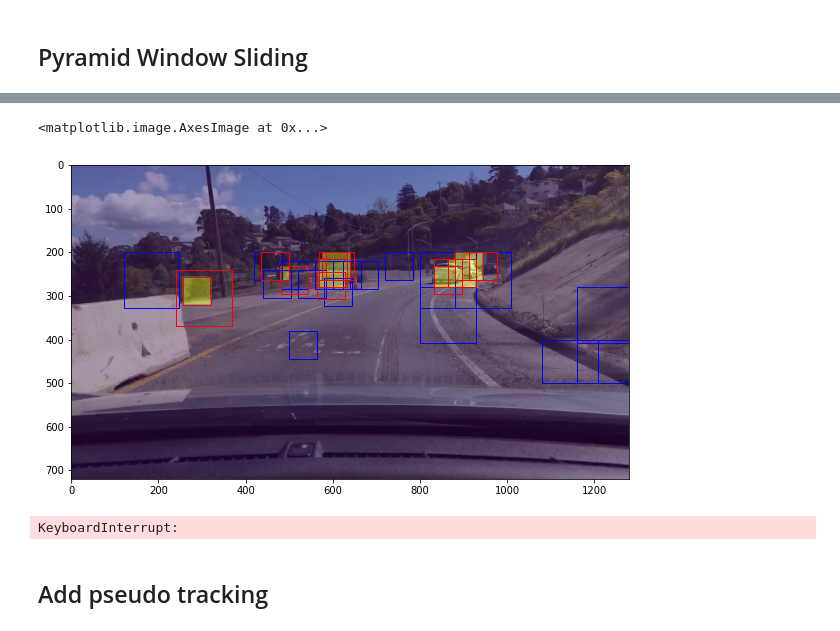
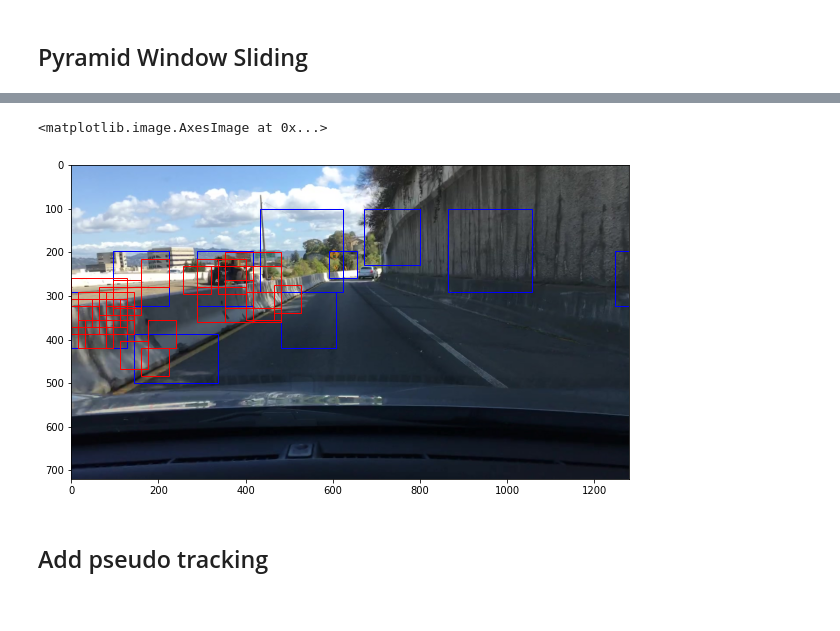
Before and after one commit to timrio/cars_detection, a Jupyter notebook: run_model.ipynb, the cells around one changed output, grey strips where cells are left out. Drawn from its saved outputs; the diff is of its cells as text; code cells hidden in the pictures.

```diff
--- a/run_model.ipynb
+++ b/run_model.ipynb
@@ -245,8 +212,8 @@ def first_window_sliding(img, clf, scaler):
     # List of bounding box positions
     boxes_list = []
     pred_array = np.zeros((img.shape[0], img.shape[1]))
-    ystart_ystop_scale = [(200, 450, 0,400,2),(200,450,400,800,1),(200, 450, 800,1200,2)]
-    step = 20
+    ystart_ystop_scale = [(100, 450, 0,1280,3),(100, 450, 0,1280,2),(100, 450, 0,1280,1)]
+    step = 48
     proba = 0.05 # we want a high recall with this first classifier
     # Searching different size windows at different scales:
     for (ystart, ystop, xstart, xstop, scale) in ystart_ystop_scale:
@@ -289,7 +256,7 @@ def first_window_sliding(img, clf, scaler):
 
     return boxes_list, pred_array
 # %%
-i = 100
+i = 76
 img = imread('./test/'+str(i).zfill(3)+'.jpg')
 boxes_list, pred_array = first_window_sliding(img, clf, scaler)
 # %%
@@ -308,7 +275,7 @@ def window_sliding_advanced(img, boxes_list, clf, scaler):
     pred_array = np.zeros((img.shape[0], img.shape[1]))
     scales = [1,2,3]
     step = 16
-    proba = 0.6 # we want a very good precision this time
+    proba = 0.2 # we want a very good precision this time
     new_boxes = []
     for box in boxes_list:
         xstart, xstop = max(0,box[0]-32),min(box[0]+box[2]+32,img.shape[1]) # we add a small offset to look further
@@ -348,21 +315,20 @@ def window_sliding_advanced(img, boxes_list, clf, scaler):
 
     return new_boxes, pred_array
 # %%
-test = non_max_suppression(np.array(boxes_list), overlapThresh=0.4)
+test = non_max_suppression(np.array(boxes_list), overlapThresh=0.1)
 boxes_list2, pred_array2 = window_sliding_advanced(img, test, clf, scaler)
 # %%
 fig, ax = plt.subplots(figsize=(10, 8))
 for x, y, dx, dy in test:
     rect = patches.Rectangle((x, y), dx, dy, edgecolor='b', facecolor='none')
     ax.add_patch(rect)
 for x, y, dx, dy in boxes_list2:
     rect = patches.Rectangle((x, y), dx, dy, edgecolor='r', facecolor='none')
     ax.add_patch(rect)
 ax.imshow(img)
-ax.imshow(pred_array2>=1, alpha=0.4)
 # %% [output]
 <matplotlib.image.AxesImage at 0x...>
-[figure, old version]
+[figure, new version]
 # %%
 def bounding_boxes_to_mask(bounding_boxes, H, W):
 
@@ -409,7 +375,7 @@ for i in tqdm(range(1,203), position = 0):
         # compute boxes
         img = imread('./test/'+str(i).zfill(3)+'.jpg')
         boxes_list, pred_array = first_window_sliding(img, clf, scaler)
-        boxes_list = non_max_suppression(np.array(boxes_list), overlapThresh=0.2)
+        boxes_list = non_max_suppression(np.array(boxes_list), overlapThresh=0.4)
         boxes_list2, pred_array2 = window_sliding_advanced(img, boxes_list, clf, scaler)
 
         # append to dataframe
@@ -419,7 +385,5 @@ for i in tqdm(range(1,203), position = 0):
 
         # save to csv
         boxes_and_array.to_pickle("boxes_and_array.pkl")
-# %% [output]
-KeyboardInterrupt:
 # %% [markdown]
 ## Add pseudo tracking
```
Also changed, not shown: parts of 19 cells of this notebook, 18 other files.
